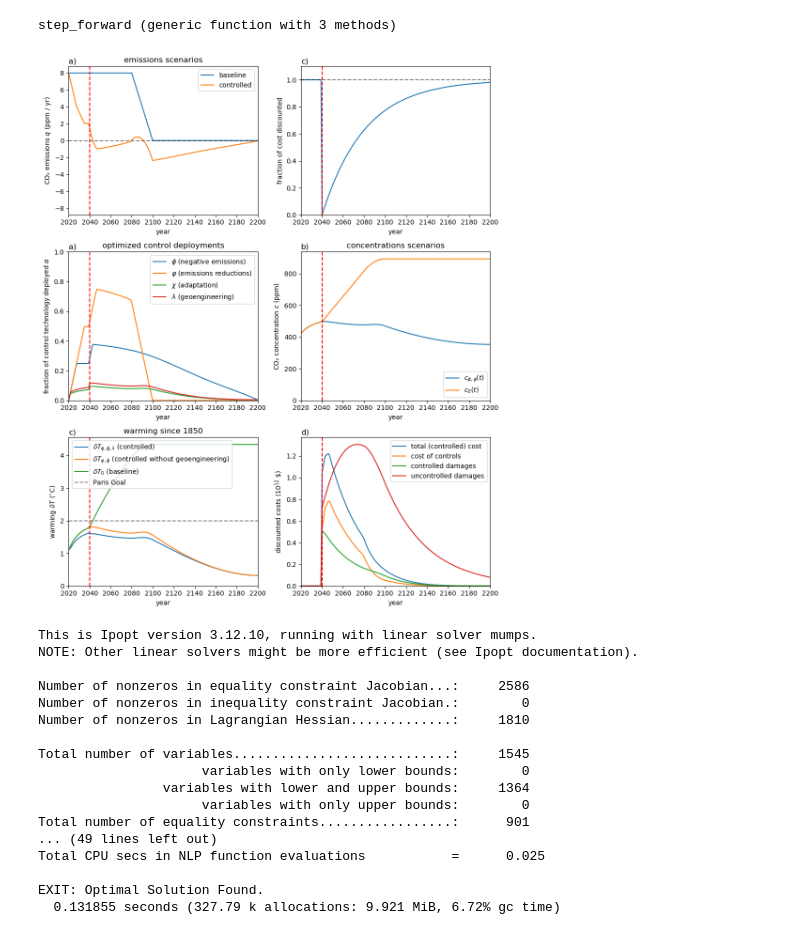
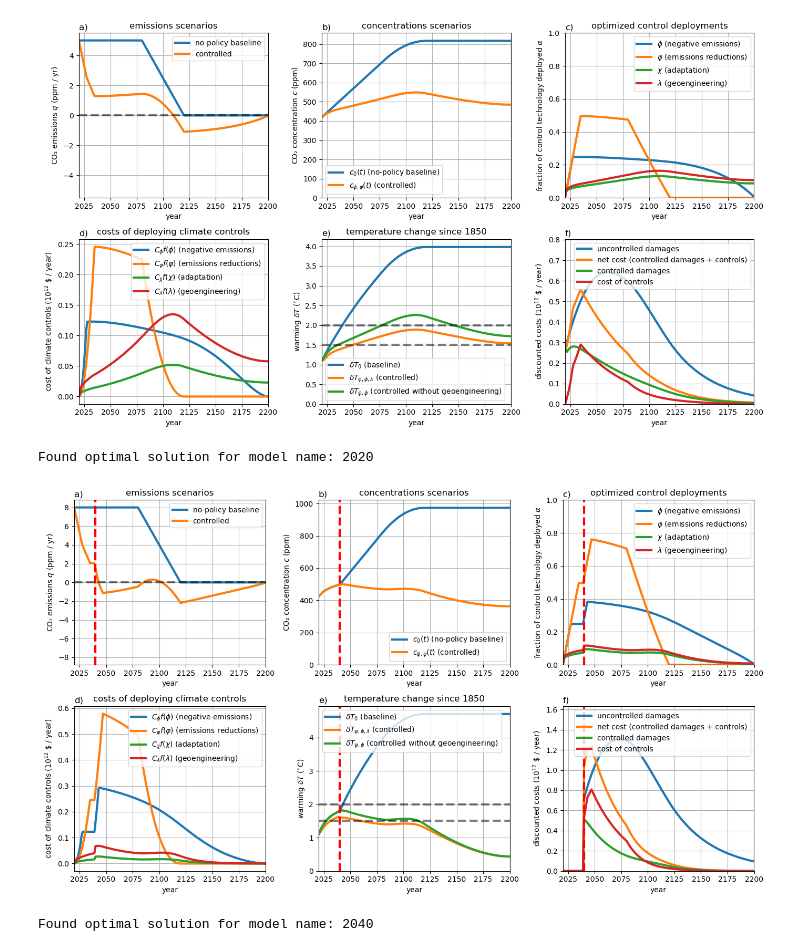
Before and after one commit to hdrake/OptimizeClimate, a Jupyter notebook: notebooks/policy_updates.ipynb, the cells around one changed output. Saved outputs shown, nothing was run; the diff lists cells and outputs as text; code cells hidden in the pictures.

```diff
--- a/notebooks/policy_updates.ipynb
+++ b/notebooks/policy_updates.ipynb
@@ -28,5 +27,5 @@ economics = Economics(
     β, utility_discount_rate,
     reduce_cost, remove_cost, geoeng_cost, adapt_cost,
     0., 0., 0., 0.,
-    baseline_emissions(t, 5., 2080., 20.)
-)
+    baseline_emissions(t, 5., 2080., 40.)
+);
@@ -47,5 +43,0 @@ plot_state(model)
-# %%
-maxslope = 1. /30.
-optimize_controls!(model, maxslope = maxslope);
-ensemble[model.name] = model;
-plot_state(model)
@@ -71,59 +44,18 @@ EXIT: Optimal Solution Found.
-# %%
-function step_forward(model::ClimateModel, Δt::Float64, q0::Float64, t0::Float64, Δt0::Float64)
-
-    present_year = deepcopy(model.present_year) + Δt
-    present_idx = deepcopy(argmin(abs.(model.domain .- present_year)))
-    name = string(Int64(round(present_year)));
-
-    controls = Controls(
-        deepcopy(model.controls.reduce),
-        deepcopy(model.controls.remove),
-        deepcopy(model.controls.geoeng),
-        deepcopy(model.controls.adapt)
-    )
-
-    new_emissions = zeros(size(model.domain))
-    new_emissions[model.domain .< model.present_year] = deepcopy(model.economics.baseline_emissions)[model.domain .< model.present_year]
-    new_emissions[model.domain .>= model.present_year] = deepcopy(baseline_emissions(model.domain, q0, t0, Δt0))[model.domain .>= model.present_year]
-
-    economics = Economics(
-        β, utility_discount_rate,
-        reduce_cost, remove_cost, geoeng_cost, adapt_cost,
-        0., 0., 0., 0.,
-        new_emissions
-    )
-    model = ClimateModel(
-        model.name, model.ECS, model.domain, model.dt, controls, economics, present_year,
-    );
-    return model
-end
-
-step_forward(model::ClimateModel, Δt::Float64, q0::Float64) = step_forward(model::ClimateModel, Δt::Float64, q0::Float64, 2060., 40.)
-step_forward(model::ClimateModel, Δt::Float64) = step_forward(model::ClimateModel, Δt::Float64, 5., 2060., 40.)
-# %% [output]
-step_forward (generic function with 3 methods)
+# %%
+optimize_controls!(model);
+ensemble[model.name] = model;
+plot_state(model);
+savefig("../figures/model_state_example_policy-update-$(Int(model.present_year)).png", bbox_inches="tight", dpi=100)
+# %% [output]
+[figure, added]
+Found optimal solution for model name: 2020
 # %%
-model = step_forward(model, 20., 8., 2080., 20.)
+model = step_forward(model, 20., 8., 2080., 40.)
 optimize_controls!(model, maxslope = maxslope);
 plot_state(model)
 ensemble[model.name] = model;
+savefig("../figures/model_state_example_policy-update-$(Int(model.present_year)).png", bbox_inches="tight", dpi=100)
 # %% [output]
-[figure, old version]
+[figure, new version]
-This is Ipopt version 3.12.10, running with linear solver mumps.
-NOTE: Other linear solvers might be more efficient (see Ipopt documentation).
-
-Number of nonzeros in equality constraint Jacobian...:     2586
-Number of nonzeros in inequality constraint Jacobian.:        0
-Number of nonzeros in Lagrangian Hessian.............:     1810
-
-Total number of variables............................:     1545
-                     variables with only lower bounds:        0
-                variables with lower and upper bounds:     1364
-                     variables with only upper bounds:        0
-Total number of equality constraints.................:      901
-... (49 lines left out)
-Total CPU secs in NLP function evaluations           =      0.025
-
-EXIT: Optimal Solution Found.
-  0.131855 seconds (327.79 k allocations: 9.921 MiB, 6.72% gc time)
+Found optimal solution for model name: 2040
 # %%
```
Also changed, not shown: parts of 5 cells of this notebook, 27 other files.
